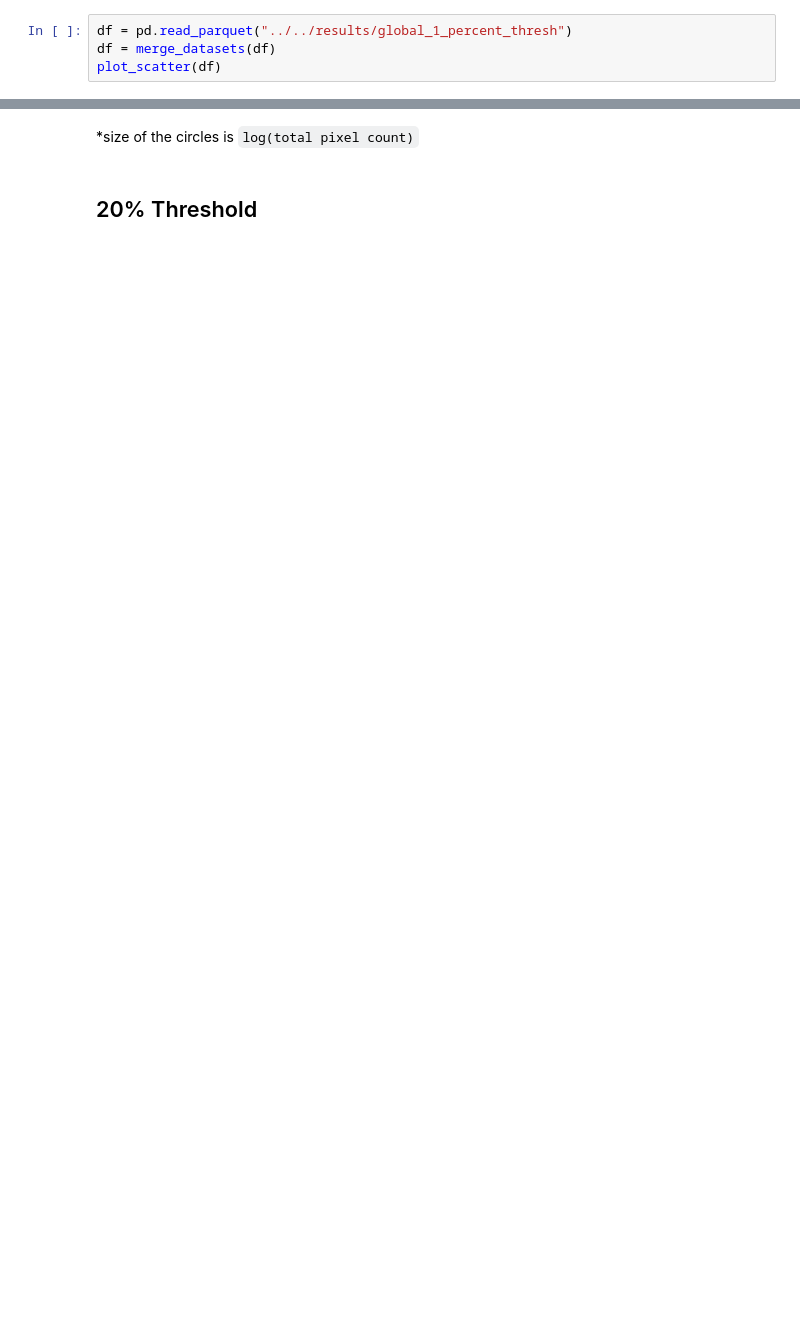
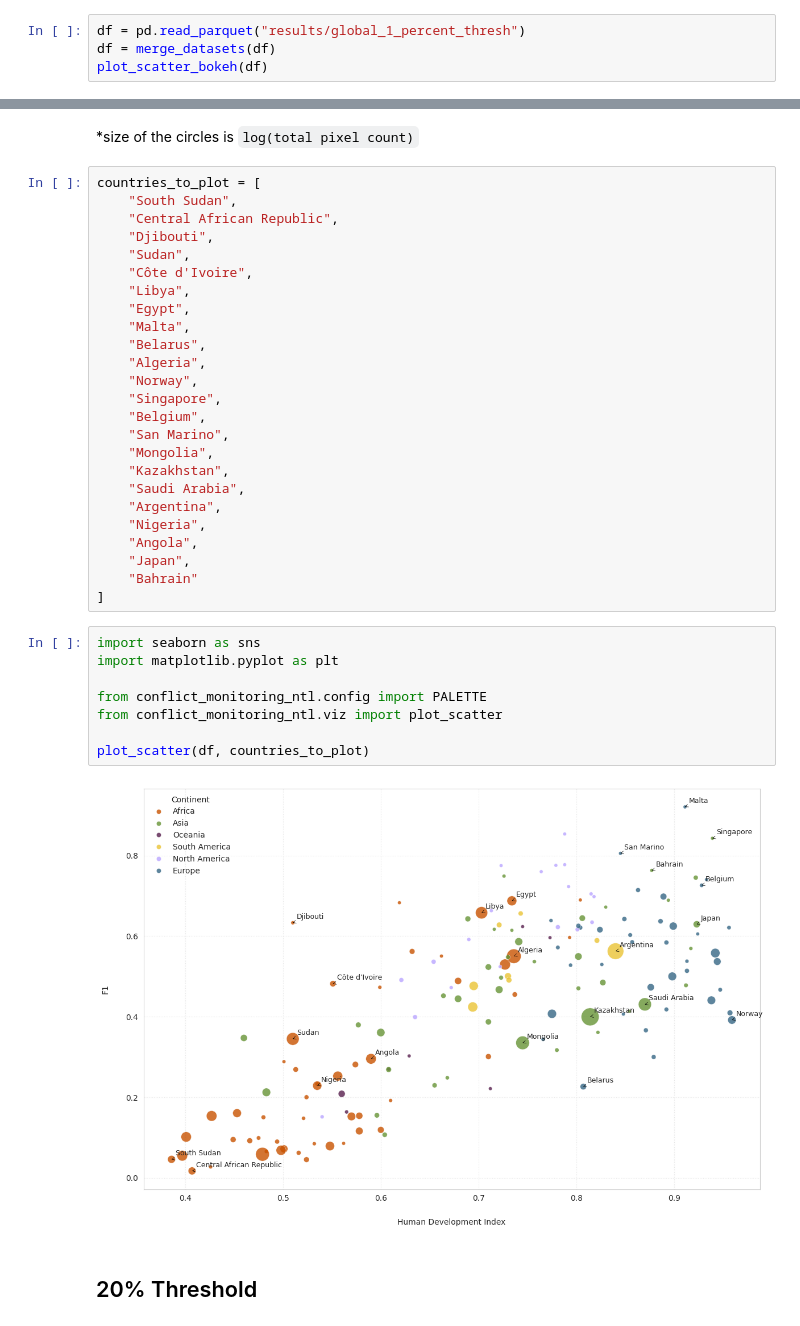
Before and after one commit to jankokla/conflict-monitoring-ntl, a Jupyter notebook: docs/notebooks/global_overlap.ipynb, the cells around one changed output, grey strips where cells are left out. Cells and saved outputs as stored; diff of their text form; blank space fills up the shorter version.

Commit message:
lot of global analysis and viz added

```diff
--- a/docs/notebooks/global_overlap.ipynb
+++ b/docs/notebooks/global_overlap.ipynb
@@ -73,9 +84,9 @@ def plot_scatter(df: pd.DataFrame):
 # %% [markdown]
 ## 1% Threshold
 # %%
-df = pd.read_parquet("../../results/global_1_percent_thresh")
+df = pd.read_parquet("results/global_1_percent_thresh")
 df = merge_datasets(df)
-plot_scatter(df)
+plot_scatter_bokeh(df)
 # %% [output]
 [interactive output not drawn]
 [interactive output not drawn]
@@ -82,5 +103,40 @@ plot_scatter(df)
 # %% [markdown]
 *size of the circles is `log(total pixel count)`
+# %%
+countries_to_plot = [
+    "South Sudan",
+    "Central African Republic",
+    "Djibouti",
+    "Sudan",
+    "Côte d'Ivoire",
+    "Libya",
+    "Egypt",
+    "Malta",
+    "Belarus",
+    "Algeria",
+    "Norway",
+    "Singapore",
+    "Belgium",
+    "San Marino",
+    "Mongolia",
+    "Kazakhstan",
+    "Saudi Arabia",
+    "Argentina",
+    "Nigeria",
+    "Angola",
+    "Japan",
+    "Bahrain"
+]
+# %%
+import seaborn as sns
+import matplotlib.pyplot as plt
+
+from conflict_monitoring_ntl.config import PALETTE
+from conflict_monitoring_ntl.viz import plot_scatter
+
+plot_scatter(df, countries_to_plot)
+# %% [output]
+[figure, added]
 # %% [markdown]
 ## 20% Threshold
 # %%
```
Also changed, not shown: parts of 8 cells of this notebook, 12 other files.
